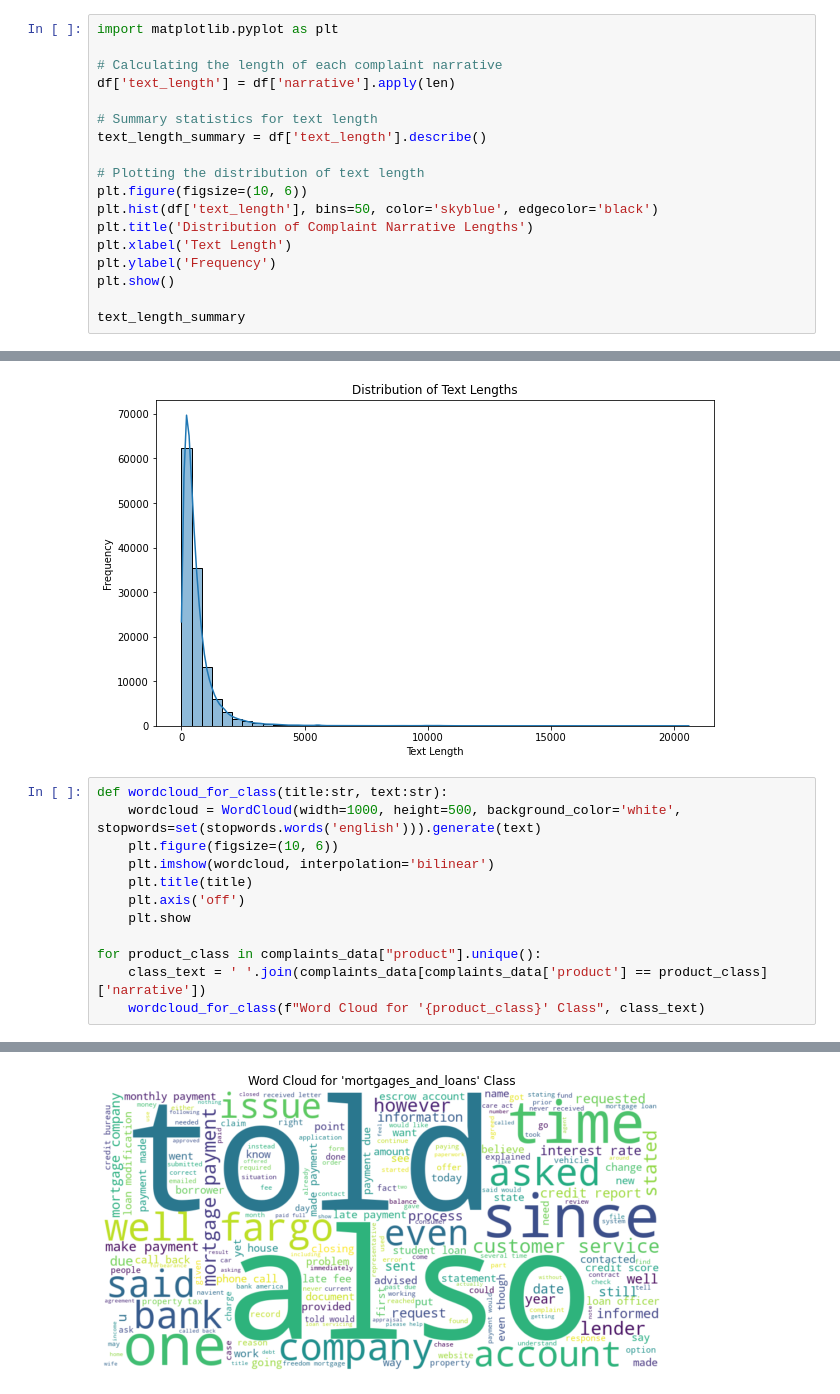
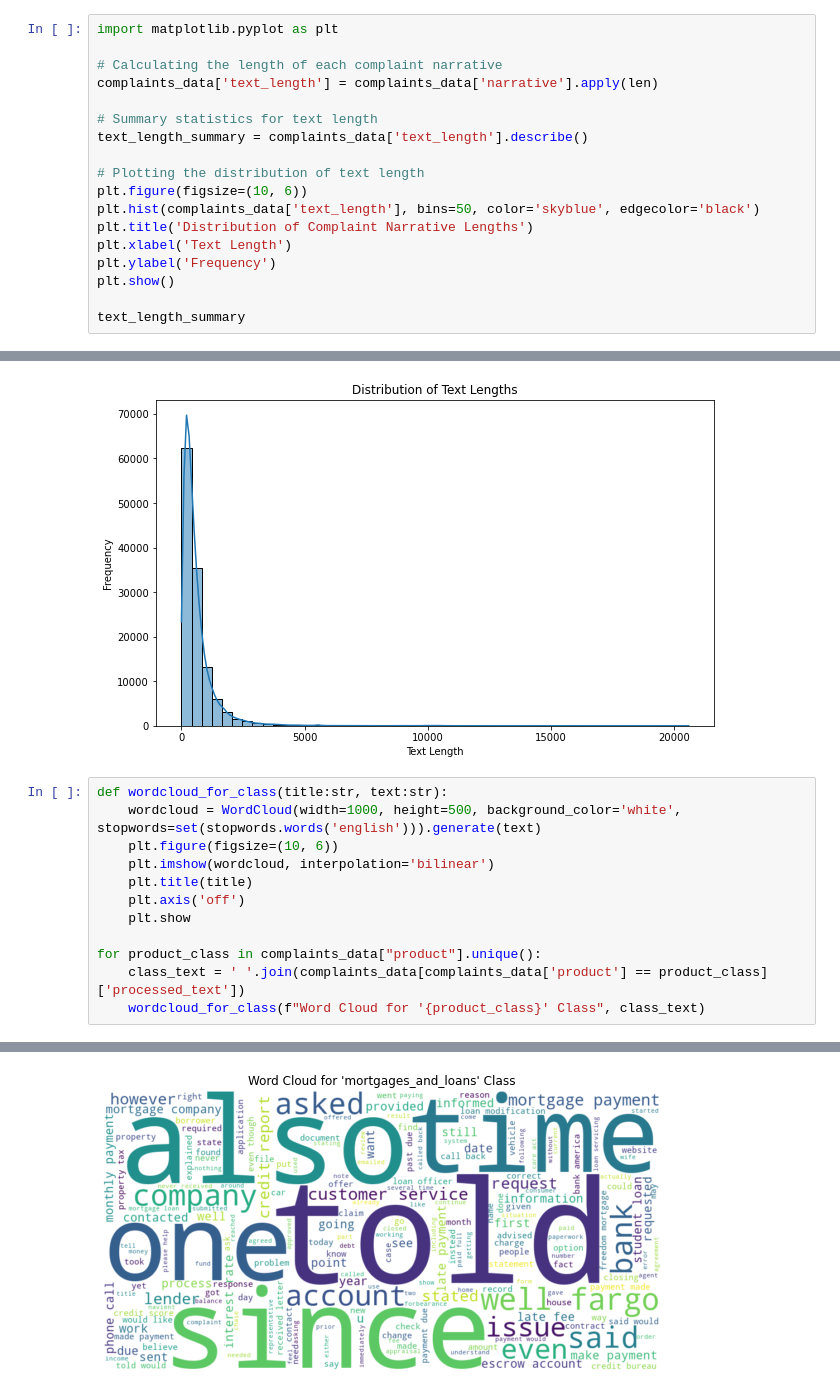
Before and after one commit to johnkul/nlp_consumer_complaints_classification, a Jupyter notebook: notebooks/tabitha.ipynb, the cells around one changed output, grey strips where cells are left out. Cells and saved outputs as stored; diff of their text form.

```diff
--- a/notebooks/tabitha.ipynb
+++ b/notebooks/tabitha.ipynb
@@ -87,14 +88,14 @@ complaints_data.shape
 import matplotlib.pyplot as plt
 
 # Calculating the length of each complaint narrative
-df['text_length'] = df['narrative'].apply(len)
+complaints_data['text_length'] = complaints_data['narrative'].apply(len)
 
 # Summary statistics for text length
-text_length_summary = df['text_length'].describe()
+text_length_summary = complaints_data['text_length'].describe()
 
 # Plotting the distribution of text length
 plt.figure(figsize=(10, 6))
-plt.hist(df['text_length'], bins=50, color='skyblue', edgecolor='black')
+plt.hist(complaints_data['text_length'], bins=50, color='skyblue', edgecolor='black')
 plt.title('Distribution of Complaint Narrative Lengths')
 plt.xlabel('Text Length')
 plt.ylabel('Frequency')
@@ -205,6 +231,6 @@ def wordcloud_for_class(title:str, text:str):
     plt.show
 
 for product_class in complaints_data["product"].unique():
-    class_text = ' '.join(complaints_data[complaints_data['product'] == product_class]['narrative'])
+    class_text = ' '.join(complaints_data[complaints_data['product'] == product_class]['processed_text'])
     wordcloud_for_class(f"Word Cloud for '{product_class}' Class", class_text)
 # %% [output]
@@ -214 +240 @@ for product_class in complaints_data["product"].unique():
-[figure, old version]
+[figure, new version]
```
Also changed, not shown: parts of 20 cells of this notebook.
